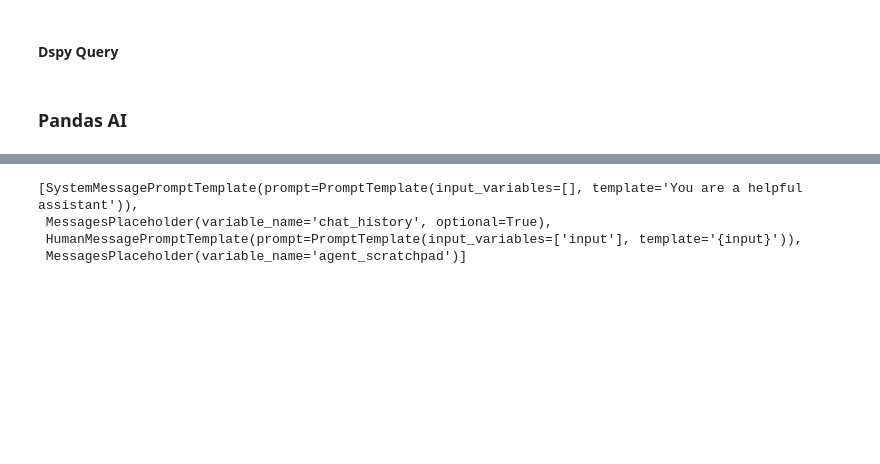
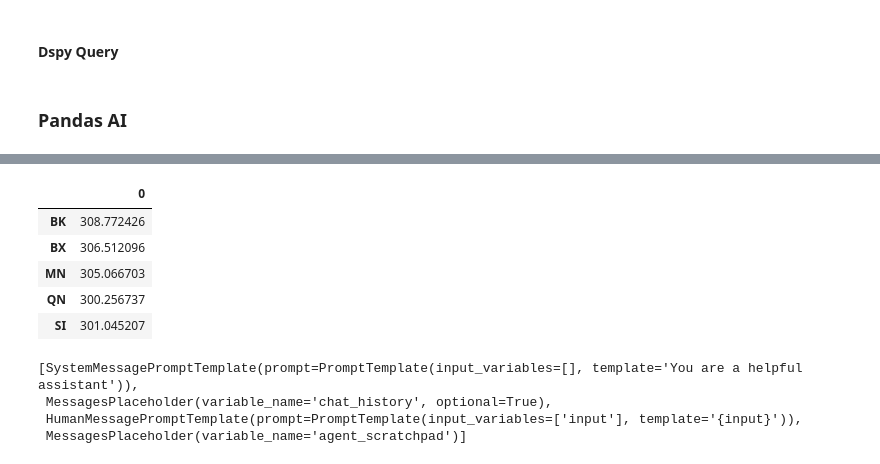
Before and after one commit to AgentTorch/AgentTorch, a Jupyter notebook: AgentTorch/AgentTorch/LLM/LLM_QA.ipynb, the cells around one changed output, grey strips where cells are left out. Cells and saved outputs as stored; diff of their text form; code cells hidden in the pictures; blank space fills up the shorter version.

```diff
--- a/AgentTorch/AgentTorch/LLM/LLM_QA.ipynb
+++ b/AgentTorch/AgentTorch/LLM/LLM_QA.ipynb
@@ -95,0 +101,22 @@ processing_chain.invoke({"input": "What is the consumption trend for females?"})
+# %%
+agent_prop_df_list = []
+for episode in sim_data_dict.keys():
+    print(sim_data_dict[episode]['agents'].keys())
+    agent_prop_dict = sim_data_dict[episode]['agents']
+    for step, agent_prop in agent_prop_dict.items():
+        processed_data = {'consumers':{}}
+        for key, value in agent_prop['consumers'].items():
+            value = value.flatten().squeeze()
+            processed_data['consumers'][key] = value.numpy()
+        processed_data['consumers']['assets'] = processed_data['consumers']['assets'][:541516]
+        df = pd.DataFrame(processed_data['consumers'])
+        # Flatten the nested structure
+        df = df.explode(['assets', 'consumption_propensity', 'monthly_consumption', 'monthly_income', 'post_tax_income', 'will_work', 'work_propensity'])
+        # Ensure consistent data types
+        df = df.astype({'ID': int, 'age': float, 'area': float, 'assets': float, 'consumption_propensity': float, 'ethnicity': float, 'gender': float, 'monthly_consumption': float, 'monthly_income': float, 'post_tax_income': float, 'will_work': float, 'work_propensity': float,'household_id': int})
+        df = df.drop('work_propensity', axis=1)
+        df= df.drop('monthly_consumption', axis=1)
+        df['month'] = step
+        df['year'] = episode
+        agent_prop_df_list.append(df)
+        # print(df)
@@ -98,19 +148,35 @@ with open('/Users/shashankkumar/Documents/GitHub/MacroEcon/state_data_dict.pkl',
     sim_data_dict = pickle.load(handle)
 agent_prop = sim_data_dict['agents']
 env_prop = sim_data_dict['environment']
+
 processed_data = {'consumers':{}}
 for key, value in agent_prop['consumers'].items():
     value = value.flatten().squeeze()
     processed_data['consumers'][key] = value.numpy()
-processed_data['consumers']['assets'] = processed_data['consumers']['assets'][:37518]
+processed_data['consumers']['assets'] = processed_data['consumers']['assets'][:541516]
 df = pd.DataFrame(processed_data['consumers'])
 # Flatten the nested structure
 df = df.explode(['assets', 'consumption_propensity', 'monthly_consumption', 'monthly_income', 'post_tax_income', 'will_work', 'work_propensity'])
 # Ensure consistent data types
-df = df.astype({'ID': int, 'age': float, 'area': float, 'assets': float, 'consumption_propensity': float, 'ethnicity': float, 'gender': float, 'monthly_consumption': float, 'monthly_income': float, 'post_tax_income': float, 'will_work': float, 'work_propensity': float})
+df = df.astype({'ID': int, 'age': float, 'area': float, 'assets': float, 'consumption_propensity': float, 'ethnicity': float, 'gender': float, 'monthly_consumption': float, 'monthly_income': float, 'post_tax_income': float, 'will_work': float, 'work_propensity': float,'household_id': int})
+df = df.drop('work_propensity', axis=1)
+df= df.drop('monthly_consumption', axis=1)
+
 openai_llm = OpenAI(
     api_token=OPENAI_API_KEY,
 )
+mapping  = {
+    "age": ["20t29", "30t39", "40t49", "50t64", "65A", "U19"],
+    "gender": ["male", "female"],
+    "ethnicity": ["hispanic", "asian", "black", "white", "other", "native"],
+    "county": ["BK", "BX", "MN", "QN", "SI"]
+}
+
+# Reverse the mapping to map from index to value
+reverse_mapping = {col: {i: val for i, val in enumerate(vals)} for col, vals in mapping.items()}
+
+# Replace the values in the DataFrame
+df.replace(reverse_mapping, inplace=True)
 dfs = SmartDataframe(df,config={"llm": openai_llm})
 # %%
 from pandasai import Agent
@@ -120,7 +186,14 @@ pandas_agent = Agent(df,config={"llm": openai_llm})
 for query in out:
     print(agent.chat(agent.rephrase_query(out[query])),query)
 # %%
-agent.chat("What is the income for ethnic groups?")
+pandas_agent.chat("What is the income for different counties?")
+# %% [output]
+|  | 0 |
+| BK | 308.772426 |
+| BX | 306.512096 |
+| MN | 305.066703 |
+| QN | 300.256737 |
+| SI | 301.045207 |
 # %%
 from langchain.tools import tool
 @tool
```
Also changed, not shown: parts of 10 cells of this notebook, 3 other files.
